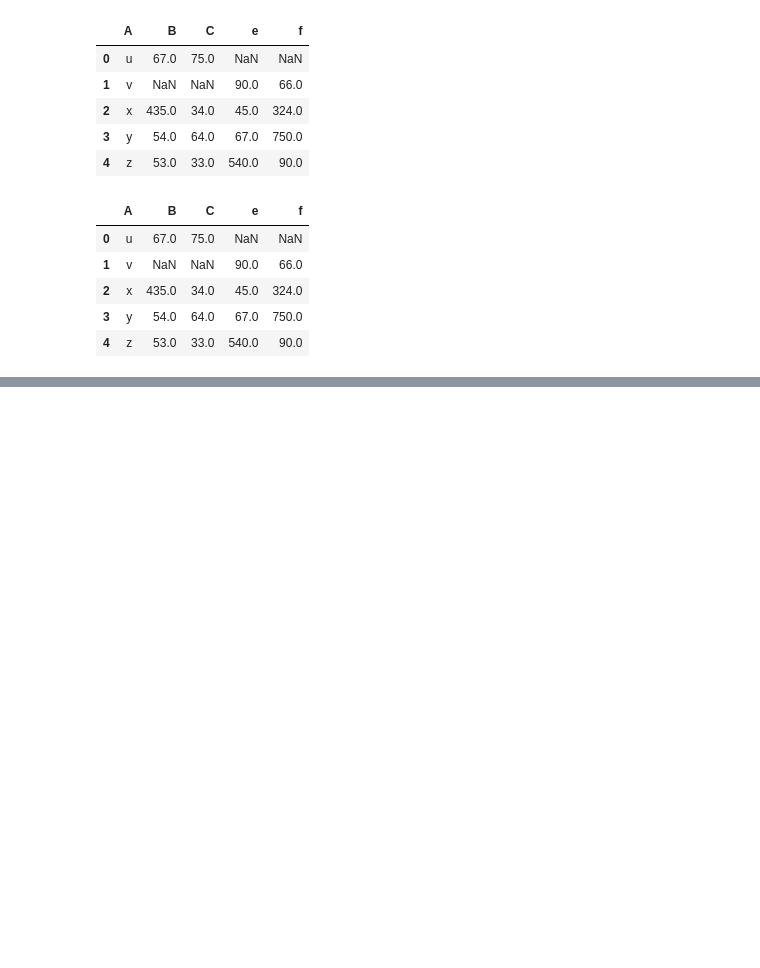
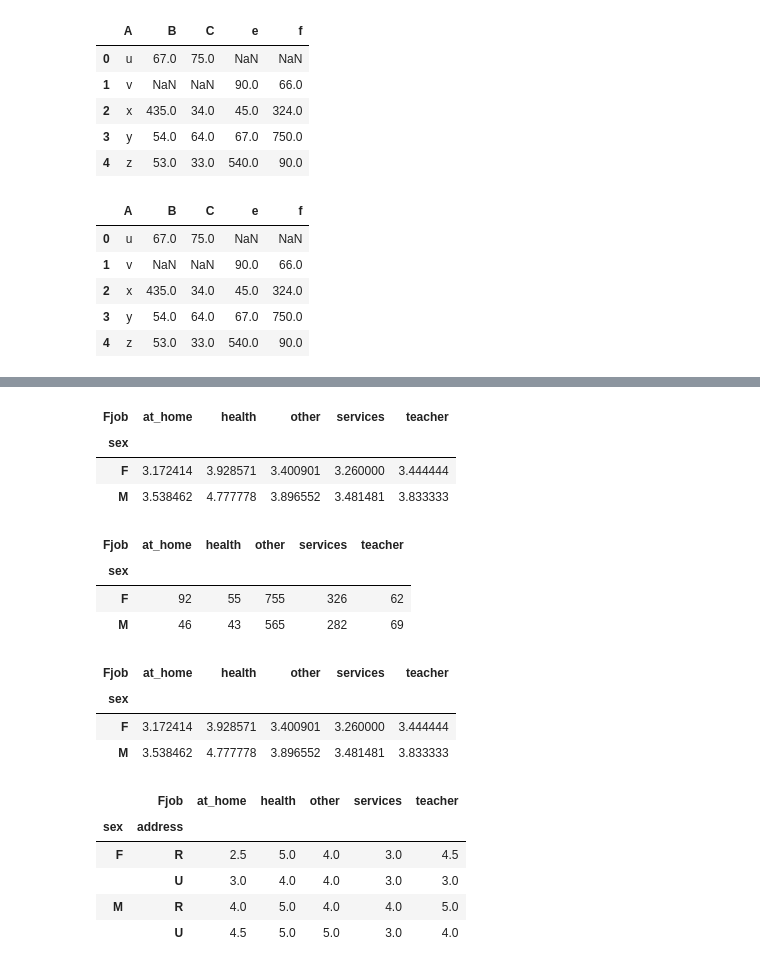
Before and after one commit to atulastey-drreddys/Batch17GrowTechDS, a Jupyter notebook: Pandas/pandas5.ipynb, the cells around one changed output, grey strips where cells are left out. Saved outputs shown, nothing was run; the diff lists cells and outputs as text; code cells hidden in the pictures; blank space fills up the shorter version.

```diff
--- a/Pandas/pandas5.ipynb
+++ b/Pandas/pandas5.ipynb
@@ -460,0 +473,39 @@ result
+# %%
+pd.pivot_table(df,values='health',index ='sex',columns='Fjob')
+# %% [output]
+| Fjob | at_home | health | other | services | teacher |
+| sex |  |  |  |  |  |
+| F | 3.172414 | 3.928571 | 3.400901 | 3.260000 | 3.444444 |
+| M | 3.538462 | 4.777778 | 3.896552 | 3.481481 | 3.833333 |
+# %%
+pd.pivot_table(df,values='health',
+               index ='sex',
+               columns='Fjob',
+               aggfunc='sum')
+# %% [output]
+| Fjob | at_home | health | other | services | teacher |
+| sex |  |  |  |  |  |
+| F | 92 | 55 | 755 | 326 | 62 |
+| M | 46 | 43 | 565 | 282 | 69 |
+# %%
+pd.pivot_table(df,values='health',
+               index ='sex',
+               columns='Fjob',
+               aggfunc='mean')
+# %% [output]
+| Fjob | at_home | health | other | services | teacher |
+| sex |  |  |  |  |  |
+| F | 3.172414 | 3.928571 | 3.400901 | 3.260000 | 3.444444 |
+| M | 3.538462 | 4.777778 | 3.896552 | 3.481481 | 3.833333 |
+# %%
+pd.pivot_table(df,values='health',
+               index =['sex','address'],
+               columns='Fjob',
+               aggfunc='median')
+# %% [output]
+|  | Fjob | at_home | health | other | services | teacher |
+| sex | address |  |  |  |  |  |
+| F | R | 2.5 | 5.0 | 4.0 | 3.0 | 4.5 |
+|  | U | 3.0 | 4.0 | 4.0 | 3.0 | 3.0 |
+| M | R | 4.0 | 5.0 | 4.0 | 4.0 | 5.0 |
+|  | U | 4.5 | 5.0 | 5.0 | 3.0 | 4.0 |
```
Also changed, not shown: parts of 7 cells of this notebook.
